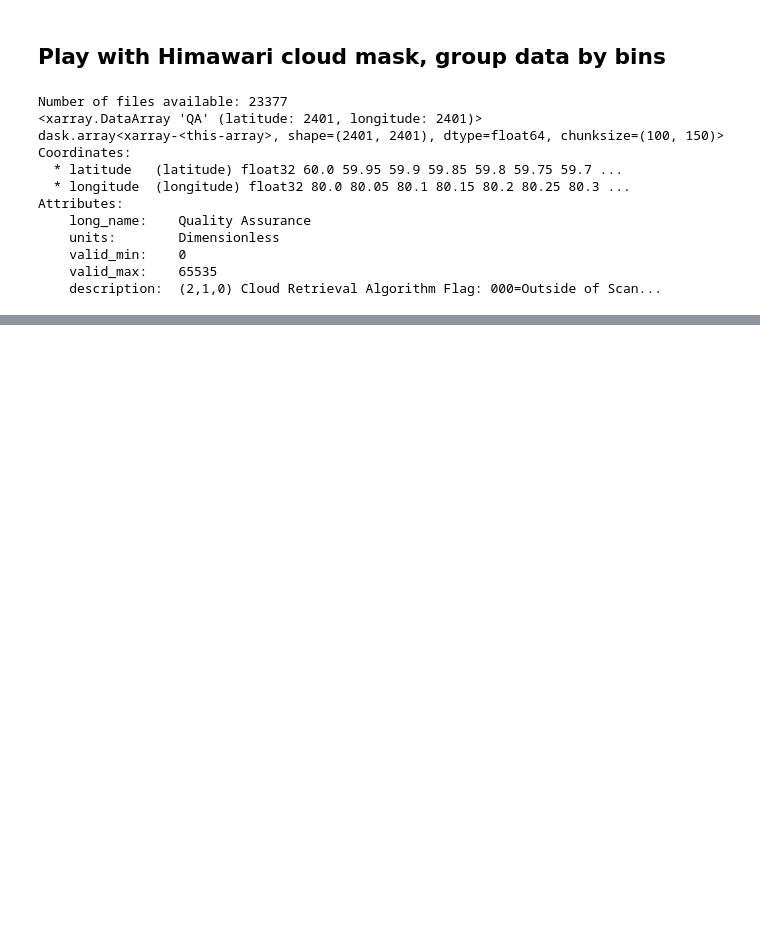
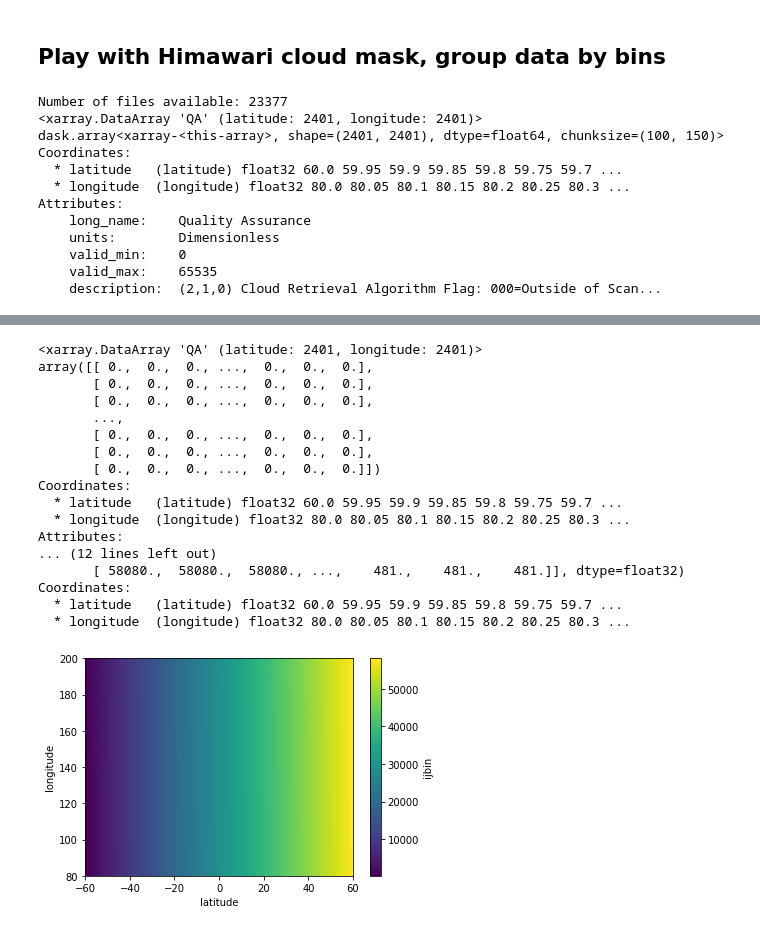
Before and after one commit to apatlpo/iwave_sst, a Jupyter notebook: hw/hw_cloudmask_agglo.ipynb, the cells around one changed output, grey strips where cells are left out. Cells and saved outputs as stored; diff of their text form; code cells hidden in the pictures; blank space fills up the shorter version.

```diff
--- a/hw/hw_cloudmask_agglo.ipynb
+++ b/hw/hw_cloudmask_agglo.ipynb
@@ -146,0 +348,39 @@ Coordinates:
+# %%
+# 2D groupby with xarray, coarsening, does not work at the moment
+v1min, v1max, dv1= lon_bins[0], lon_bins[-1], dl
+v2min, v2max, dv2= lat_bins[0], lat_bins[-1], dl
+i1max = int(np.rint((v1max-v1min)/dv1))+1
+i2max = int(np.rint((v2max-v2min)/dv2))+1
+fmaskt = fmask.copy(deep=True).to_dataset()
+fmaskt['ijbin'] = np.minimum(np.maximum(np.floor((fmaskt['longitude']-v1min)/dv1)+1,0),i1max) \
+                    +np.minimum(np.maximum(np.floor((fmaskt['latitude']-v2min)/dv2)+1,0),i2max)*(i1max+1)
+print fmaskt.QA
+print fmaskt.ijbin # not chunked anymore
+
+#print fmaskt
+plt.figure()
+fmaskt['ijbin'].plot()
+plt.show()
+
+## this takes for ever
+#mask_gp = fmaskt.groupby_bins('ijbin', np.arange(-.5,(i1max+1)*(i2max+1)+0.5,1.)).mean()
+#print mask_gp
+# %% [output]
+<xarray.DataArray 'QA' (latitude: 2401, longitude: 2401)>
+array([[ 0.,  0.,  0., ...,  0.,  0.,  0.],
+       [ 0.,  0.,  0., ...,  0.,  0.,  0.],
+       [ 0.,  0.,  0., ...,  0.,  0.,  0.],
+       ...,
+       [ 0.,  0.,  0., ...,  0.,  0.,  0.],
+       [ 0.,  0.,  0., ...,  0.,  0.,  0.],
+       [ 0.,  0.,  0., ...,  0.,  0.,  0.]])
+Coordinates:
+  * latitude   (latitude) float32 60.0 59.95 59.9 59.85 59.8 59.75 59.7 ...
+  * longitude  (longitude) float32 80.0 80.05 80.1 80.15 80.2 80.25 80.3 ...
+Attributes:
+... (12 lines left out)
+       [ 58080.,  58080.,  58080., ...,    481.,    481.,    481.]], dtype=float32)
+Coordinates:
+  * latitude   (latitude) float32 60.0 59.95 59.9 59.85 59.8 59.75 59.7 ...
+  * longitude  (longitude) float32 80.0 80.05 80.1 80.15 80.2 80.25 80.3 ...
+[figure, added]
```
Also changed, not shown: parts of 10 cells of this notebook, 3 other files.
